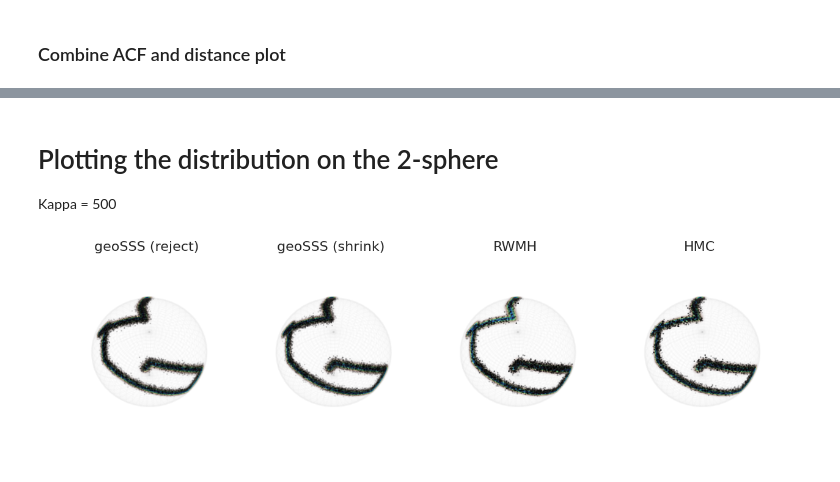
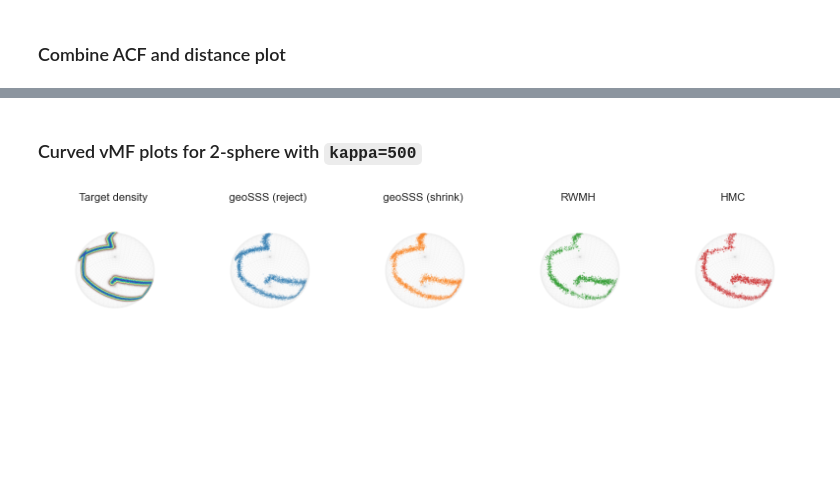
Before and after one commit to microscopic-image-analysis/geosss, a Jupyter notebook: scripts/visualize_Ndcurve.ipynb, the cells around one changed output, grey strips where cells are left out. Drawn from its saved outputs; the diff is of its cells as text; code cells hidden in the pictures; blank space fills up the shorter version.

Commit message:
adding plots for curved vMF for 2-sphere used in the paper

```diff
--- a/scripts/visualize_Ndcurve.ipynb
+++ b/scripts/visualize_Ndcurve.ipynb
@@ -336,4 +335,0 @@ if savefig:
-# %% [markdown]
-# Plotting the distribution on the 2-sphere
-
-Kappa = 500
@@ -342,3 +336,5 @@ import matplotlib.pyplot as plt
+# %% [markdown]
+### Curved vMF plots for 2-sphere with `kappa=500`
 # %%
 from geosss.distributions import Distribution
 from scipy.special import logsumexp
@@ -483,30 +484,41 @@ samples_curve3d = load(
 # %%
+n_dim = 3
+run_index = 0  # index of the run to load samples for 3D curve
+kappa_curve3d = 500.0
+loaddir_curve3d = (
+    f"results/curve_kappa_500.0_vary_ndim_nruns_10/curve_{n_dim}d_kappa_{kappa_curve3d}"
+)
+samples_curve3d = load(
+    f"{loaddir_curve3d}/curve_samples_{n_dim}d_kappa_{kappa_curve3d}_run{run_index}.pkl"
+)
+
 knots = brownian_curve(
     n_points=10,
     dimension=n_dim,
     step_size=0.5,  # larger step size will result in more spread out points
     seed=4562,
 )
 
+# target pdf as a curved von Mises-Fisher distribution
 curve = SlerpCurve(knots)
+pdf_curved3d = CurvedVonMisesFisher(curve, kappa_curve3d)
 
-# Initialize based on dimensionality
-initial = (
-    np.array([0.65656515, -0.63315859, -0.40991755])
-    if n_dim == 3
-    else gs.sample_sphere(n_dim - 1, seed=1345)
-)
-
-pdf_curved3d = CurvedVonMisesFisher(curve, kappa)
+# plot the sample
 fig = scatter_curve_3d(
     pdf_curved3d,
     samples_curve3d,
     methods,
     algos,
     n_saff_samples=30000,
     fontsize=16,
     elev=120,
     azim=75,
 )
+
+savefig = True
+if savefig:
+    fig.savefig(
+        f"{loaddir_curve3d}/scattered_3d_curve_kappa{int(kappa_curve3d)}.png", dpi=150
+    )
 # %% [output]
-[figure, old version]
+[figure, new version]
```
Also changed, not shown: parts of 5 cells of this notebook.
